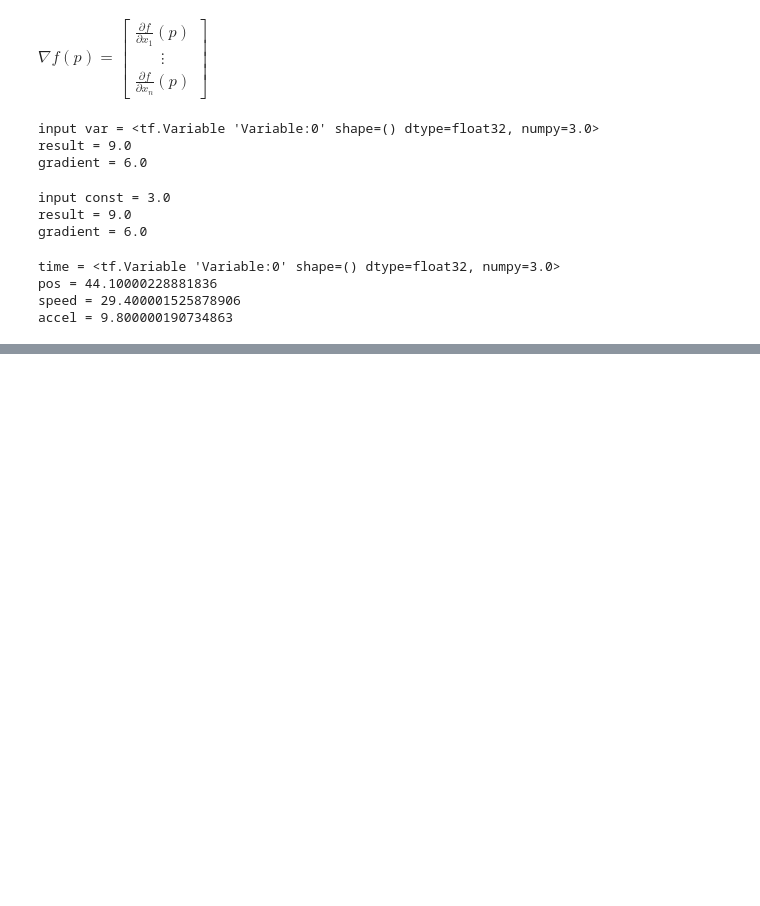
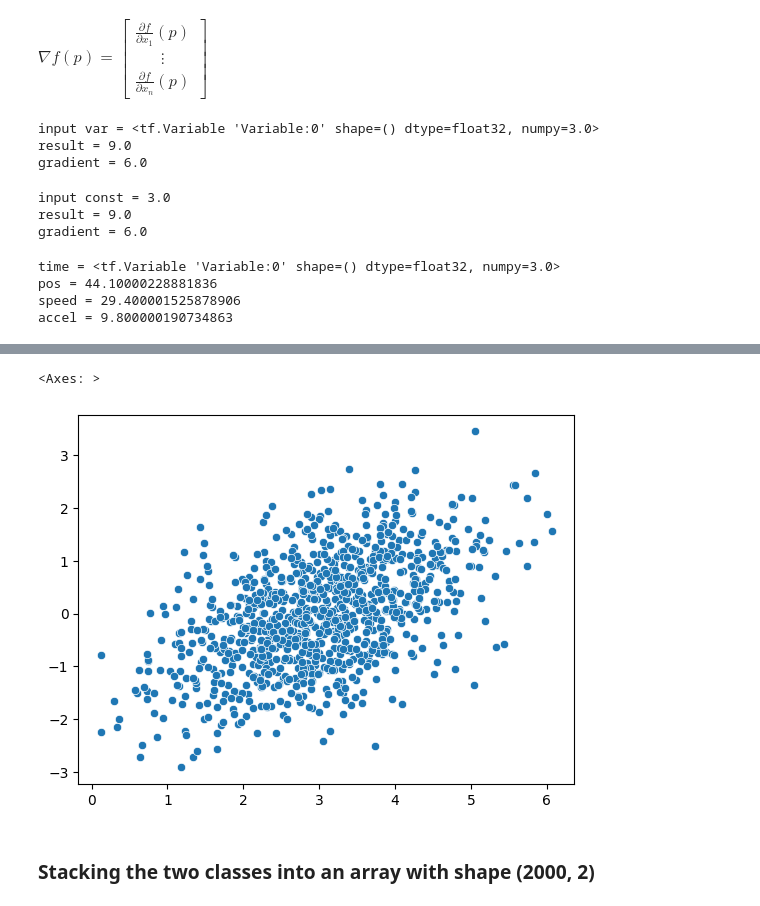
Before and after one commit to JFrankVC/deepL-intro, a Jupyter notebook: ch03_introTF.ipynb, the cells around one changed output, grey strips where cells are left out. Saved outputs shown, nothing was run; the diff lists cells and outputs as text; code cells hidden in the pictures; blank space fills up the shorter version.

```diff
--- a/ch03_introTF.ipynb
+++ b/ch03_introTF.ipynb
@@ -158,0 +189,7 @@ accel = 9.800000190734863
+# %%
+sns.scatterplot(x=positive_samples[:,0], y=positive_samples[:,1])
+# %% [output]
+<Axes: >
+[figure, added]
+# %% [markdown]
+### Stacking the two classes into an array with shape (2000, 2)
```
Also changed, not shown: parts of 32 cells of this notebook.
